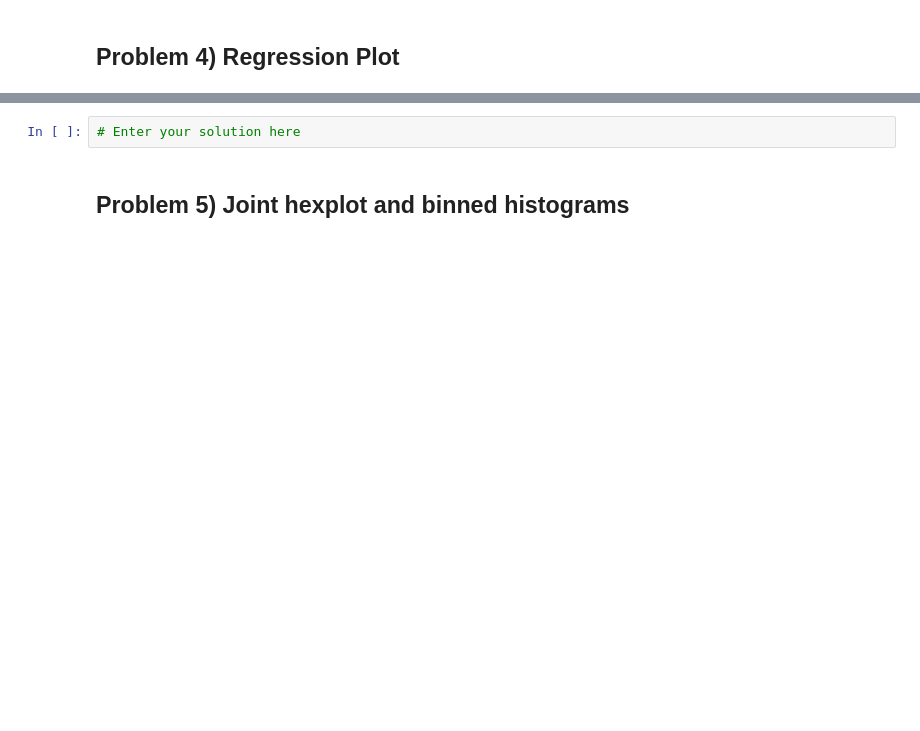
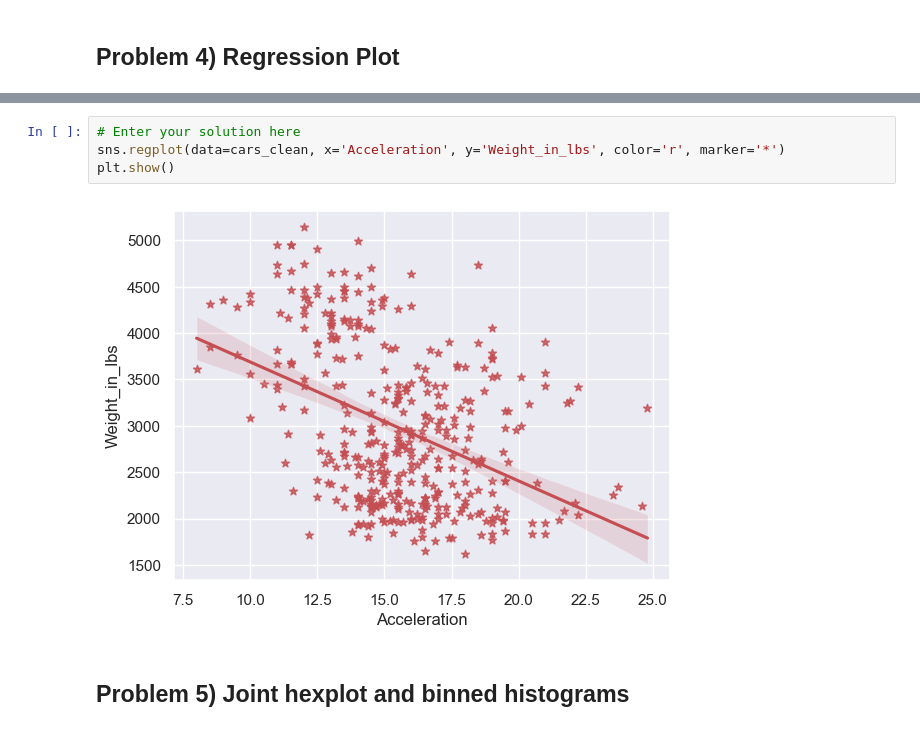
Before and after one commit to r1tvikbansal/IDP-Warmups, a Jupyter notebook: FINAL_EXAM_PREP/ML-Extra Practice/Data-Viz-Quantitative.ipynb, the cells around one changed output, grey strips where cells are left out. Saved outputs shown, nothing was run; the diff lists cells and outputs as text; blank space fills up the shorter version.

```diff
--- a/FINAL_EXAM_PREP/ML-Extra Practice/Data-Viz-Quantitative.ipynb
+++ b/FINAL_EXAM_PREP/ML-Extra Practice/Data-Viz-Quantitative.ipynb
@@ -55,8 +82,12 @@ You will need to use the `data2` optional variable of `kdeplot`, and you will ne
 Plot a linear regression, with acceleration on the x-axis and weight on the y-axis. There should be a linear regression line. The x-axis should have a label of 'Acceleration', and the y-axis should have a label of 'Weight (lbs)'. The plot should be titled 'Regression of Acceleration vs. Weight (lbs)'. Also, for an added bit of fun, set the 'marker' to be '*' and the color to be 'r'.
 
 ![plot](ml_dataviz_img/acc_vs_lbs_reg.png)
-# %%
-# Enter your solution here
+# %%
+# Enter your solution here
+sns.regplot(data=cars_clean, x='Acceleration', y='Weight_in_lbs', color='r', marker='*')
+plt.show()
+# %% [output]
+[figure, added]
 # %% [markdown]
 ## Problem 5) Joint hexplot and binned histograms
 # %% [markdown]
```
Also changed, not shown: parts of 8 cells of this notebook.
